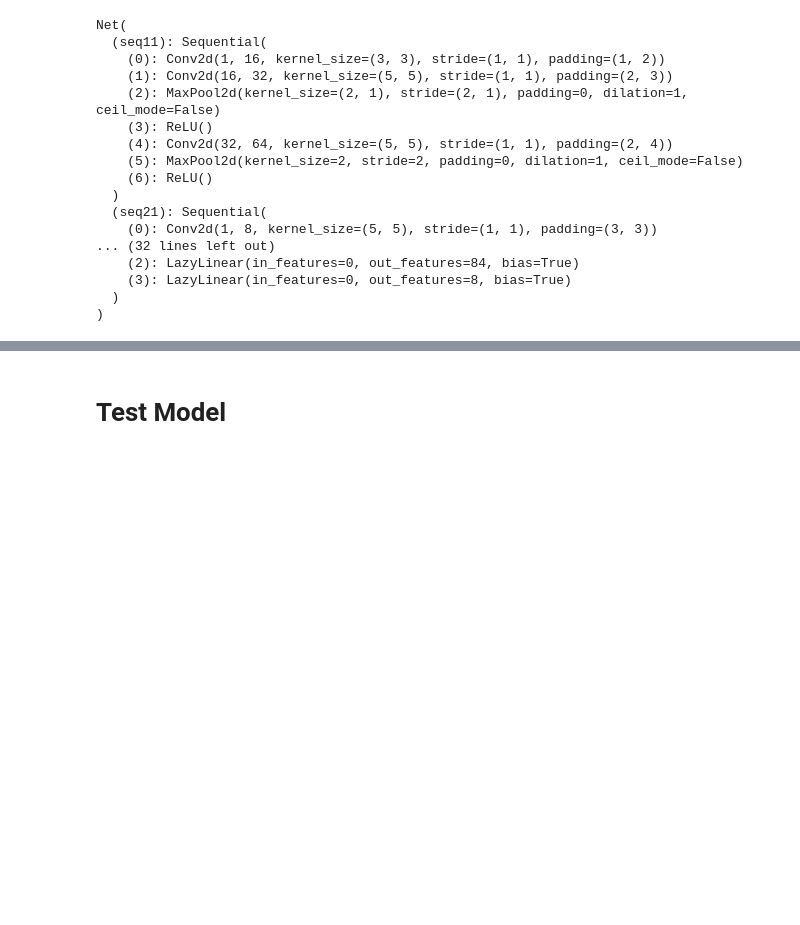
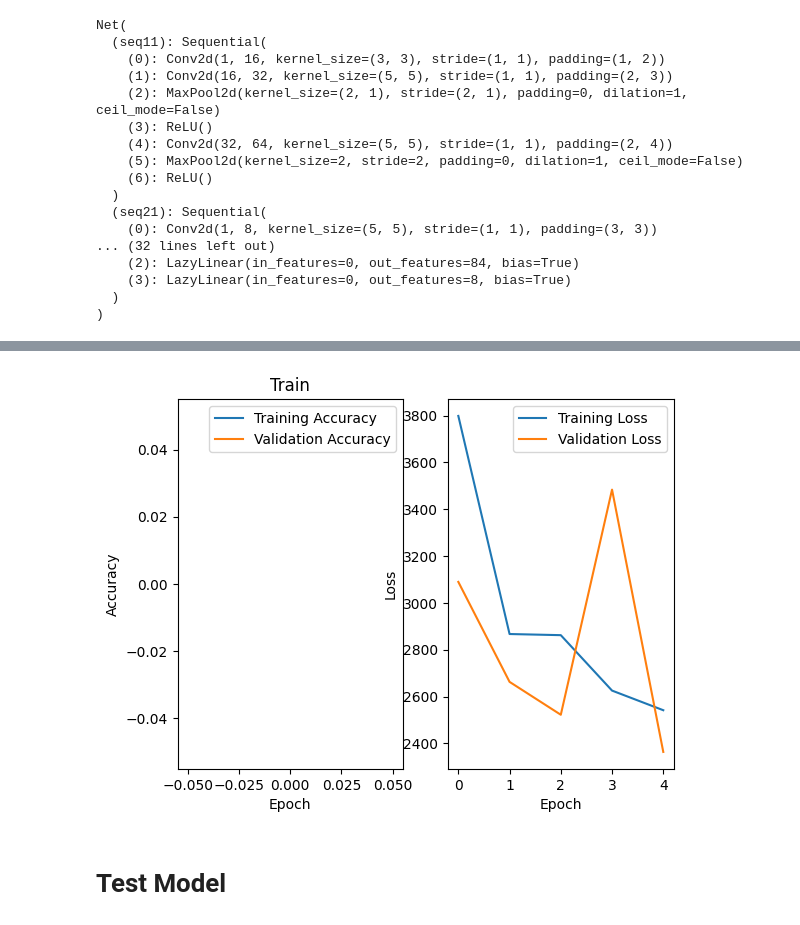
Before and after one commit to neoluxis/MyKaggle, a Jupyter notebook: LEAP - Atmospheric Physics using AI.ipynb, the cells around one changed output, grey strips where cells are left out. Saved outputs shown, nothing was run; the diff lists cells and outputs as text; code cells hidden in the pictures; blank space fills up the shorter version.

```diff
--- a/LEAP - Atmospheric Physics using AI.ipynb
+++ b/LEAP - Atmospheric Physics using AI.ipynb
@@ -400,8 +444,10 @@ optimizer = optim.Adam(net.parameters(), lr=lr)
 # %%
-num_epochs = 10
+num_epochs = 5
 
 
 lowest_loss = float('inf')
+
+accus, losses = [[],[]], [[],[]]
 # %%
 from tqdm import tqdm
 import time
@@ -439,10 +485,15 @@ for epoch in range(num_epochs):
     avg_train_loss = train_loss / num_train_batches
     avg_val_loss = val_loss / num_val_batches
 
+    losses[0].append(avg_train_loss)
+    losses[1].append(avg_val_loss)
+
     if avg_val_loss < lowest_loss:
         torch.save(net.state_dict(), 'best.pth')  # 保存模型参数而不是整个模型
         lowest_loss = avg_val_loss
 
     t1 = time.time()
     print(f'Epoch {epoch} > Time Cost: {t1-t0:.2f}s | Train Loss: {avg_train_loss:.3f} | Val Loss: {avg_val_loss:.3f}')
+
+graph(accus, losses, 'Train')
 # %% [output]
@@ -452,3 +505,4 @@ Epoch 2 > Time Cost: 60.55s | Train Loss: 1588.904 | Val Loss: 1432.259
+[figure, added]
 # %%
 torch.save(net, "net.pt")
 # %% [markdown]
```
Also changed, not shown: parts of 3 cells of this notebook.
